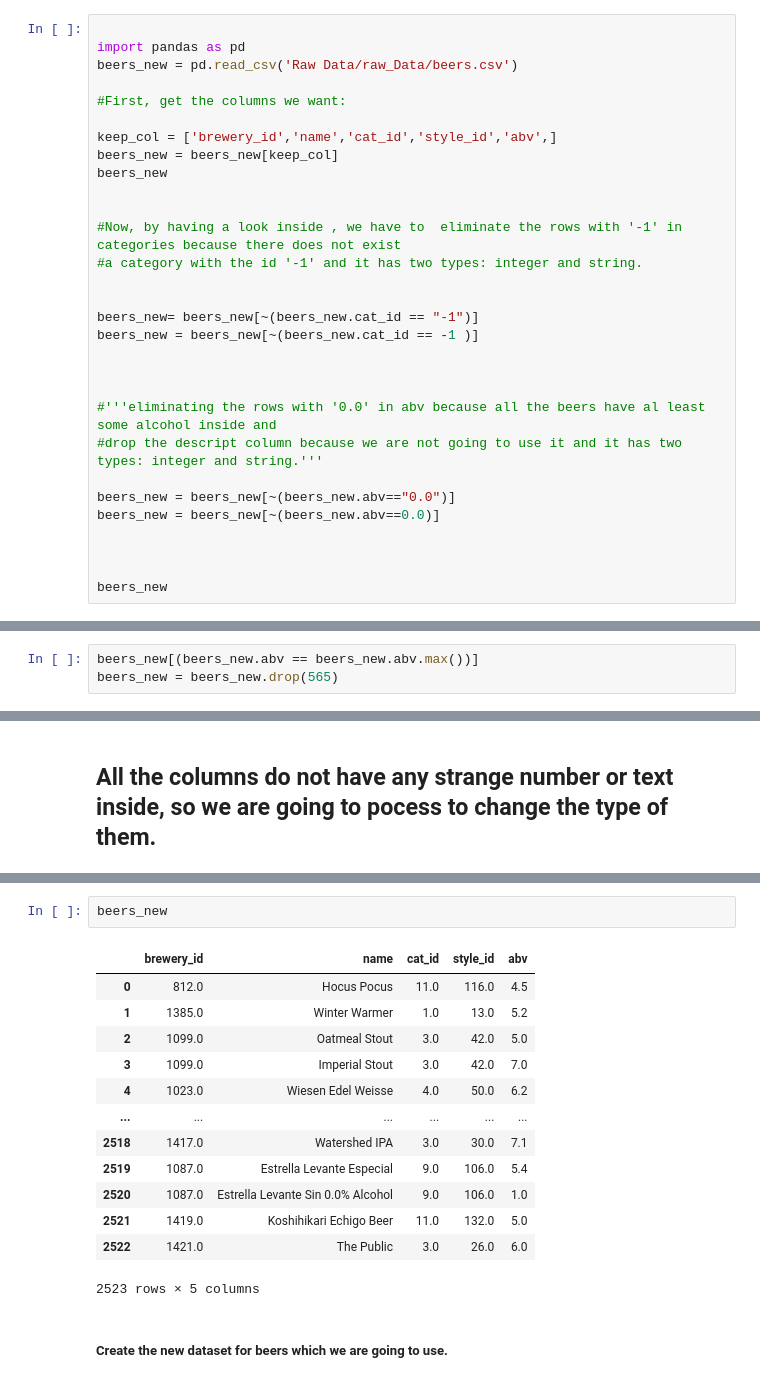
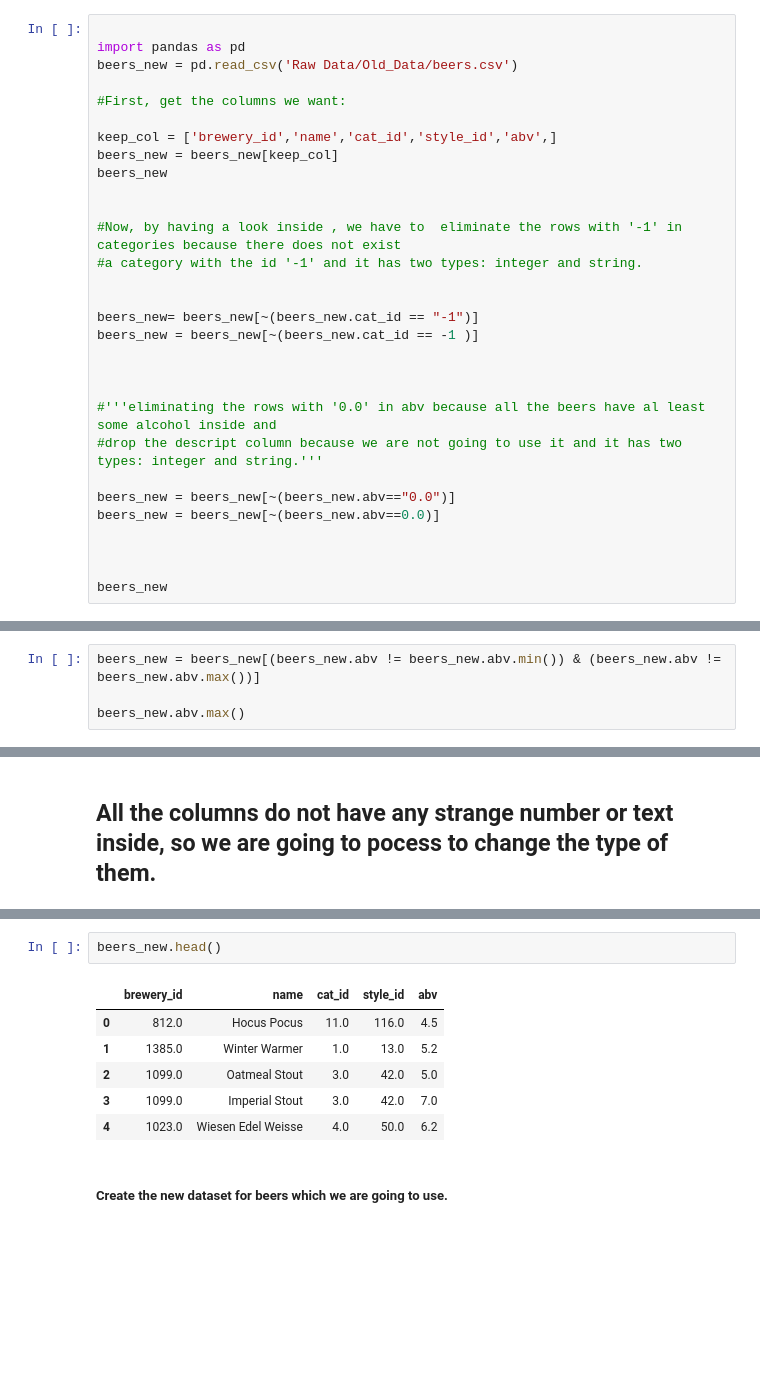
Before and after one commit to rubenmartinezlorente/Project-Week-3-Data-Thieves, a Jupyter notebook: your-project/DataCleaning.ipynb, the cells around one changed output, grey strips where cells are left out. Saved outputs shown, nothing was run; the diff lists cells and outputs as text; blank space fills up the shorter version.

```diff
--- a/your-project/DataCleaning.ipynb
+++ b/your-project/DataCleaning.ipynb
@@ -5,7 +5,7 @@
 # %%
 
 import pandas as pd
-beers_new = pd.read_csv('Raw Data/raw_Data/beers.csv')
+beers_new = pd.read_csv('Raw Data/Old_Data/beers.csv')
 
 #First, get the columns we want:
 
@@ -169,4 +176,5 @@ beers_new
 # %%
-beers_new[(beers_new.abv == beers_new.abv.max())]
-beers_new = beers_new.drop(565)
+beers_new = beers_new[(beers_new.abv != beers_new.abv.min()) & (beers_new.abv != beers_new.abv.max())]
+
+beers_new.abv.max()
 # %% [output]
@@ -216,19 +229,12 @@ memory usage: 98.7+ KB
 # %%
-beers_new
+beers_new.head()
 # %% [output]
 |  | brewery_id | name | cat_id | style_id | abv |
 | 0 | 812.0 | Hocus Pocus | 11.0 | 116.0 | 4.5 |
 | 1 | 1385.0 | Winter Warmer | 1.0 | 13.0 | 5.2 |
 | 2 | 1099.0 | Oatmeal Stout | 3.0 | 42.0 | 5.0 |
 | 3 | 1099.0 | Imperial Stout | 3.0 | 42.0 | 7.0 |
 | 4 | 1023.0 | Wiesen Edel Weisse | 4.0 | 50.0 | 6.2 |
-| ... | ... | ... | ... | ... | ... |
-| 2518 | 1417.0 | Watershed IPA | 3.0 | 30.0 | 7.1 |
-| 2519 | 1087.0 | Estrella Levante Especial | 9.0 | 106.0 | 5.4 |
-| 2520 | 1087.0 | Estrella Levante Sin 0.0% Alcohol | 9.0 | 106.0 | 1.0 |
-| 2521 | 1419.0 | Koshihikari Echigo Beer | 11.0 | 132.0 | 5.0 |
-| 2522 | 1421.0 | The Public | 3.0 | 26.0 | 6.0 |
-2523 rows × 5 columns
 # %% [markdown]
 ##### Create the new dataset for beers which we are going to use.
 # %%
```
Also changed, not shown: parts of 17 cells of this notebook, 6 other files.
